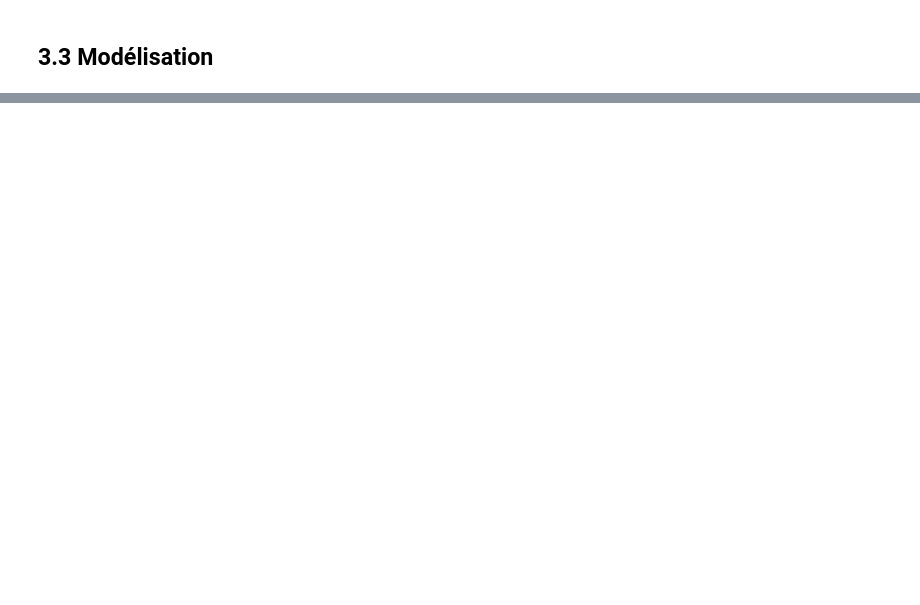
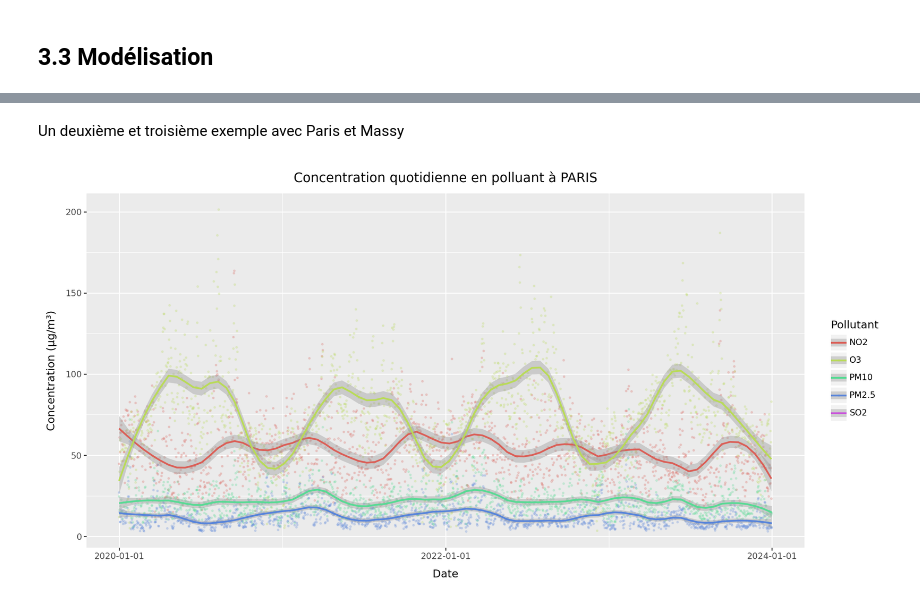
Before and after one commit to Antoine-Merienne/Projet-data-science-Mornand-Merienne, a Jupyter notebook: analyse_pollution_air.ipynb, the cells around one changed output, grey strips where cells are left out. Cells and saved outputs as stored; diff of their text form; code cells hidden in the pictures; blank space fills up the shorter version.

```diff
--- a/analyse_pollution_air.ipynb
+++ b/analyse_pollution_air.ipynb
@@ -618,0 +652,9 @@ Y_t[(Y_t['nom_m'] == 'STRASBOURG')]
+# %% [markdown]
+Un deuxième et troisième exemple avec Paris et Massy
+# %%
+data = Y_t[(Y_t['nom_m'] == 'PARIS')]
+# Si on veut visualiser la log-concentration, on peut utiliser la commande suivante:
+#data[['NO2', 'O3', 'PM2.5', 'PM10', 'SO2']] = np.log(data[['NO2', 'O3', 'PM2.5', 'PM10', 'SO2']])
+plot_pollutants_ggplot(data)
+# %% [output]
+[figure, added]
```
Also changed, not shown: parts of 17 cells of this notebook.
